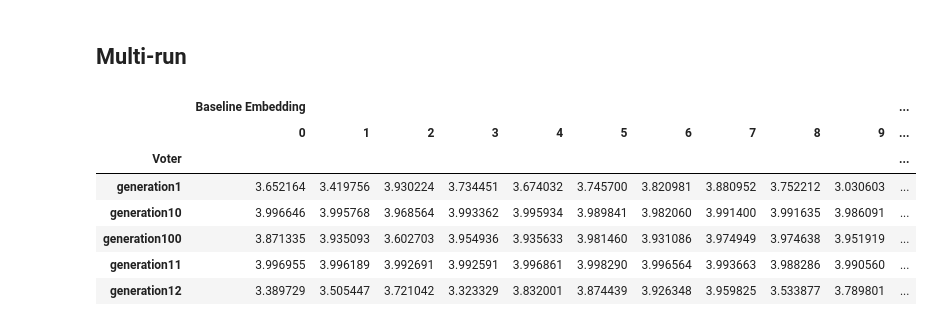
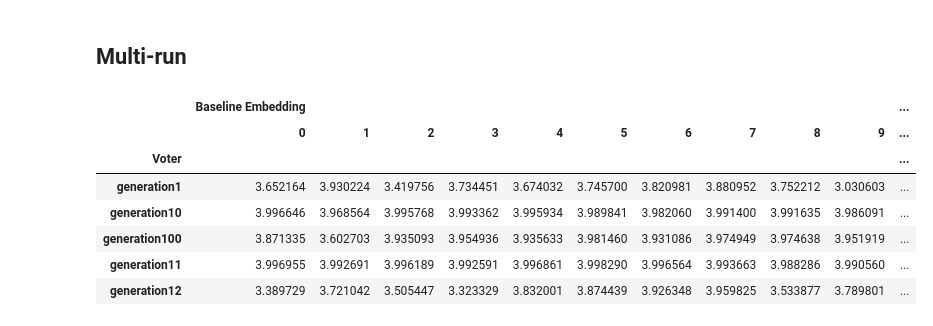
Before and after one commit to aaron-sandoval/generative_social_choice, a Jupyter notebook: generative_social_choice/plots/ablation_embeddings.ipynb, the cells around one changed output. Drawn from its saved outputs; the diff is of its cells as text; code cells hidden in the pictures.

```diff
--- a/generative_social_choice/plots/ablation_embeddings.ipynb
+++ b/generative_social_choice/plots/ablation_embeddings.ipynb
@@ -29,28 +29,36 @@ from generative_social_choice.utils.postprocessing import (
 # %% [markdown]
 ## Multi-run
 # %%
-baseline_embedding_run_dirs = (get_base_dir_path() / "data/demo_data/generate_slate_results_baseline/").glob("*via_fish_nn*")
-baseline_files = [d / "info.csv" for d in baseline_embedding_run_dirs]
+# baseline_embedding_run_dirs = (get_base_dir_path() / "data/demo_data/generate_slate_results_baseline/").glob("*via_fish_nn*")
+# baseline_files = [d / "info.csv" for d in baseline_embedding_run_dirs]
 
-baseline_utilities = pd.concat([
-    extract_voter_utilities_from_info_csv(p).utility.rename(i)
-    for i, p in enumerate(baseline_files)
-], axis=1)
+# baseline_utilities = pd.concat([
+#     extract_voter_utilities_from_info_csv(p).utility.rename(i)
+#     for i, p in enumerate(baseline_files)
+# ], axis=1)
+# baseline_utilities.columns = pd.MultiIndex.from_product([
+#     ["Baseline Embedding"],
+#     baseline_utilities.columns
+# ])
+from generative_social_choice.ratings.utility_matrix import get_baseline_generate_slate_results
+
+
+baseline_utilities, _ = get_baseline_generate_slate_results()
 baseline_utilities.columns = pd.MultiIndex.from_product([
     ["Baseline Embedding"],
     baseline_utilities.columns
 ])
 
 baseline_utilities.head()
 # %% [output]
 |  | Baseline Embedding |  |  |  |  |  |  |  |  |  | ... |
 |  | 0 | 1 | 2 | 3 | 4 | 5 | 6 | 7 | 8 | 9 | ... |
 | Voter |  |  |  |  |  |  |  |  |  |  | ... |
-| generation1 | 3.652164 | 3.419756 | 3.930224 | 3.734451 | 3.674032 | 3.745700 | 3.820981 | 3.880952 | 3.752212 | 3.030603 | ... |
-| generation10 | 3.996646 | 3.995768 | 3.968564 | 3.993362 | 3.995934 | 3.989841 | 3.982060 | 3.991400 | 3.991635 | 3.986091 | ... |
-| generation100 | 3.871335 | 3.935093 | 3.602703 | 3.954936 | 3.935633 | 3.981460 | 3.931086 | 3.974949 | 3.974638 | 3.951919 | ... |
-| generation11 | 3.996955 | 3.996189 | 3.992691 | 3.992591 | 3.996861 | 3.998290 | 3.996564 | 3.993663 | 3.988286 | 3.990560 | ... |
-| generation12 | 3.389729 | 3.505447 | 3.721042 | 3.323329 | 3.832001 | 3.874439 | 3.926348 | 3.959825 | 3.533877 | 3.789801 | ... |
+| generation1 | 3.652164 | 3.930224 | 3.419756 | 3.734451 | 3.674032 | 3.745700 | 3.820981 | 3.880952 | 3.752212 | 3.030603 | ... |
+| generation10 | 3.996646 | 3.968564 | 3.995768 | 3.993362 | 3.995934 | 3.989841 | 3.982060 | 3.991400 | 3.991635 | 3.986091 | ... |
+| generation100 | 3.871335 | 3.602703 | 3.935093 | 3.954936 | 3.935633 | 3.981460 | 3.931086 | 3.974949 | 3.974638 | 3.951919 | ... |
+| generation11 | 3.996955 | 3.992691 | 3.996189 | 3.992591 | 3.996861 | 3.998290 | 3.996564 | 3.993663 | 3.988286 | 3.990560 | ... |
+| generation12 | 3.389729 | 3.721042 | 3.505447 | 3.323329 | 3.832001 | 3.874439 | 3.926348 | 3.959825 | 3.533877 | 3.789801 | ... |
 # %%
 baseline_utilities.isna().sum()
 # %% [output]
```
Also changed, not shown: parts of 9 cells of this notebook, 2 other files.
